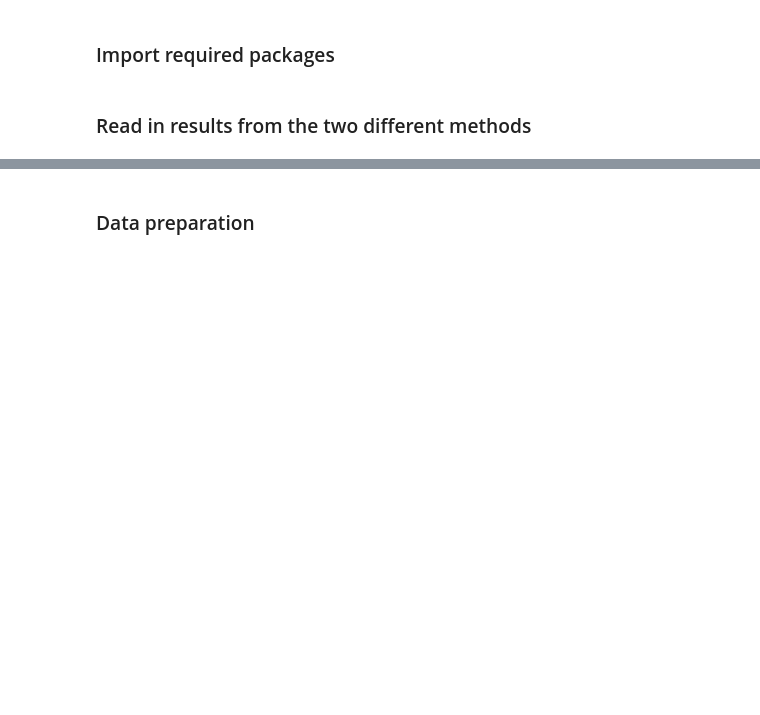
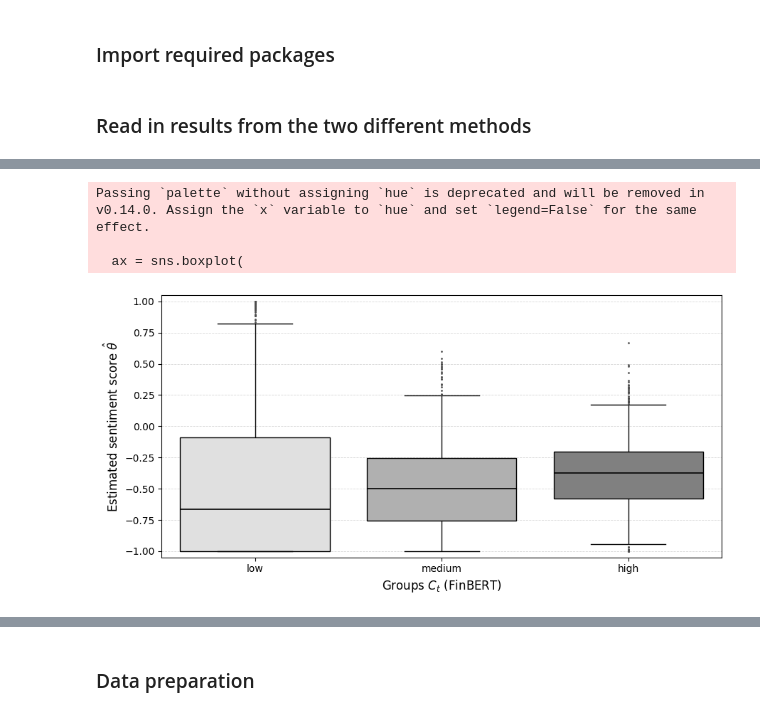
Before and after one commit to LukasGansneder/two-step-vs-one-step, a Jupyter notebook: code/4_results_visualization.ipynb, the cells around one changed output, grey strips where cells are left out. Cells and saved outputs as stored; diff of their text form; code cells hidden in the pictures; blank space fills up the shorter version.

```diff
--- a/code/4_results_visualization.ipynb
+++ b/code/4_results_visualization.ipynb
@@ -27,0 +54,26 @@ daily_FinBERT  = pd.read_csv("../data/daily_headlines_embedded_FinBERT.csv", ind
+# %%
+order = ["low", "medium", "high"]
+palette = ["#e0e0e0", "#b0b0b0", "#808080"]
+plt.figure(figsize=(9, 4.5))
+ax = sns.boxplot(
+    data=daily_FinBERT, x="C_group", y="hat_theta", order=order,
+    palette=palette,
+    linewidth=1,
+    fliersize=1,
+    whis=1,
+    boxprops=dict(edgecolor="black"),
+    medianprops=dict(color="black", linewidth=1.2),
+    whiskerprops=dict(color="black", linewidth=1),
+    capprops=dict(color="black", linewidth=1)
+)
+ax.set_xlabel(r"Groups $C_t$ (FinBERT)", fontsize=12)
+ax.set_ylabel(r"Estimated sentiment score $\hat{\theta}$", fontsize=12)
+ax.set_ylim(-1.05, 1.05)
+ax.grid(True, axis="y", linestyle="--", linewidth=0.6, alpha=0.5)
+plt.tight_layout()
+plt.show()
+# %% [output]
+Passing `palette` without assigning `hue` is deprecated and will be removed in v0.14.0. Assign the `x` variable to `hue` and set `legend=False` for the same effect.
+
+  ax = sns.boxplot(
+[figure, added]
```
Also changed, not shown: parts of 8 cells of this notebook, 5 other files.
